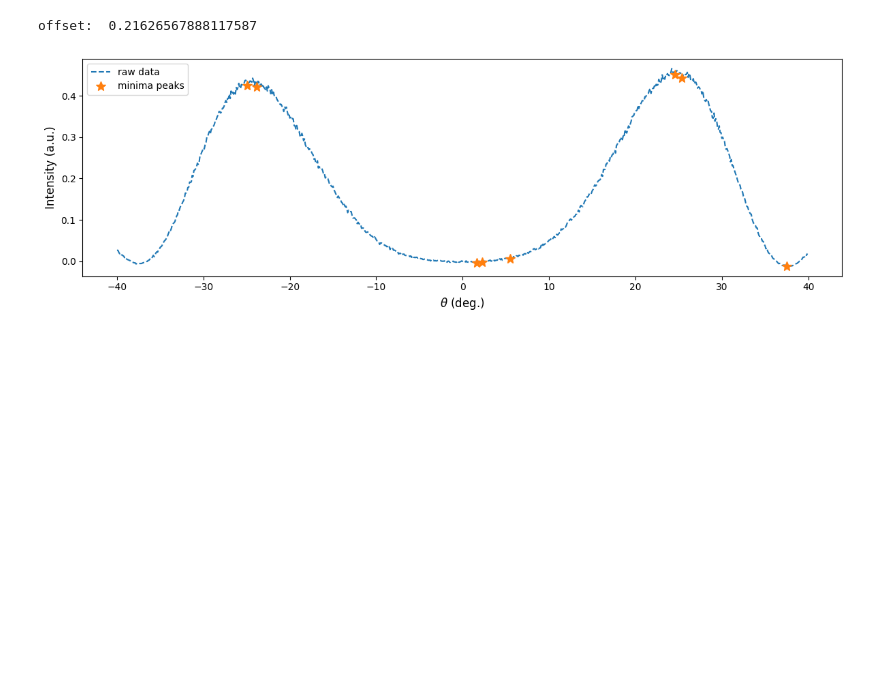
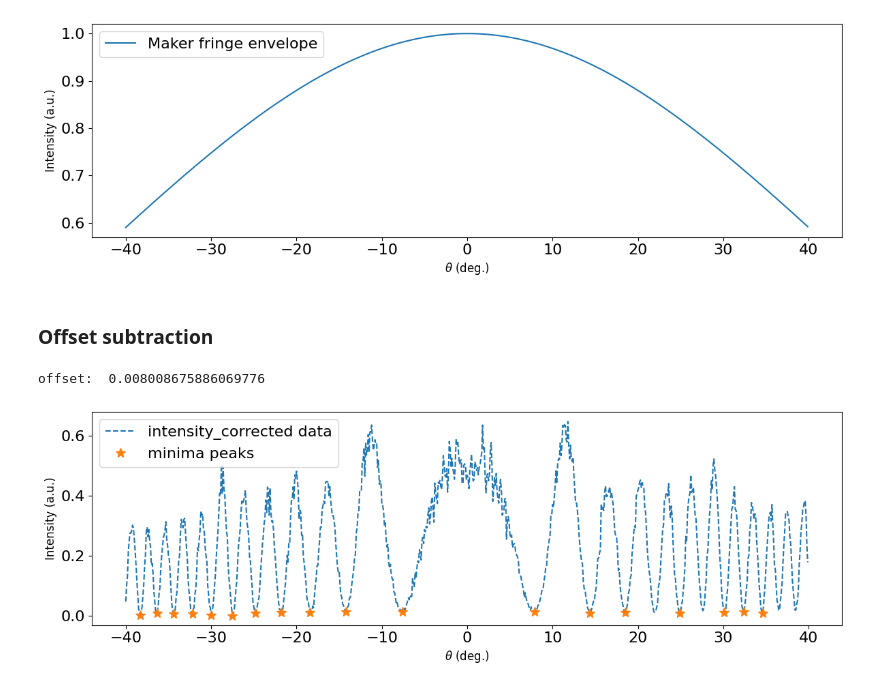
Before and after one commit to ui-kurodai/202510_NLO_measurement, a Jupyter notebook: test_fitting.ipynb, the cells around one changed output. Cells and saved outputs as stored; diff of their text form; code cells hidden in the pictures; blank space fills up the shorter version.

```diff
--- a/test_fitting.ipynb
+++ b/test_fitting.ipynb
@@ -84,0 +76,15 @@ center position:  -37.53907999999998
+# %%
+plt.rcParams['font.size'] = 10
+fig, ax = plt.subplots(figsize=(12, 4))
+
+ax.plot(x, envelope, label='Maker fringe envelope')
+
+ax.set_xlabel(r'$\theta$ (deg.)', fontsize=12)
+ax.set_ylabel('Intensity (a.u.)', fontsize=12)
+# ax.set_yscale("log")
+
+fig.tight_layout()
+ax.legend(loc='upper left')
+plt.show()
+# %% [output]
+[figure, added]
@@ -85,7 +97,9 @@ center position:  -37.53907999999998
+# %% [markdown]
+### Offset subtraction
 # %%
 _, fit_offset = strategy._subtract_offset(analysis.data)
 minima_x = x[fit_offset["minima_idx"]]
-minima_y = raw[fit_offset["minima_idx"]]
+minima_y = intensity_corrected[fit_offset["minima_idx"]]
 offset = fit_offset["offset"]
 print("offset: ",offset)
 
@@ -93,7 +107,7 @@ print("offset: ",offset)
 plt.rcParams['font.size'] = 10
 fig, ax = plt.subplots(figsize=(12, 4))
 
-ax.plot(x, raw, label='raw data', linestyle='--')
+ax.plot(x, intensity_corrected, label='intensity_corrected data', linestyle='--')
 ax.plot(minima_x, minima_y, "*", ms=10, label='minima peaks')
 
 ax.set_xlabel(r'$\theta$ (deg.)', fontsize=12)
@@ -106,8 +120,8 @@ fig.tight_layout()
 ax.legend(loc='upper left')
 plt.show()
 # %% [output]
-offset:  0.21626567888117587
+offset:  0.008008675886069776
-[figure, old version]
+[figure, new version]
 # %%
 print(minima_x)
 # %% [output]
```
Also changed, not shown: parts of 28 cells of this notebook, 2 other files.
